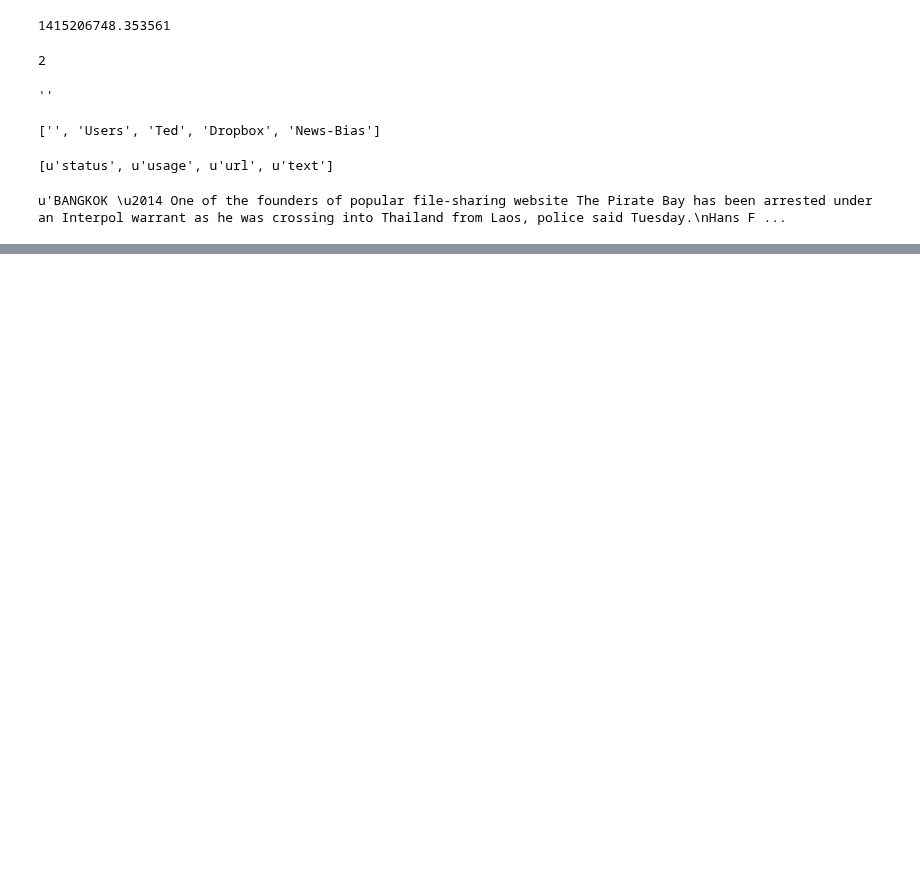
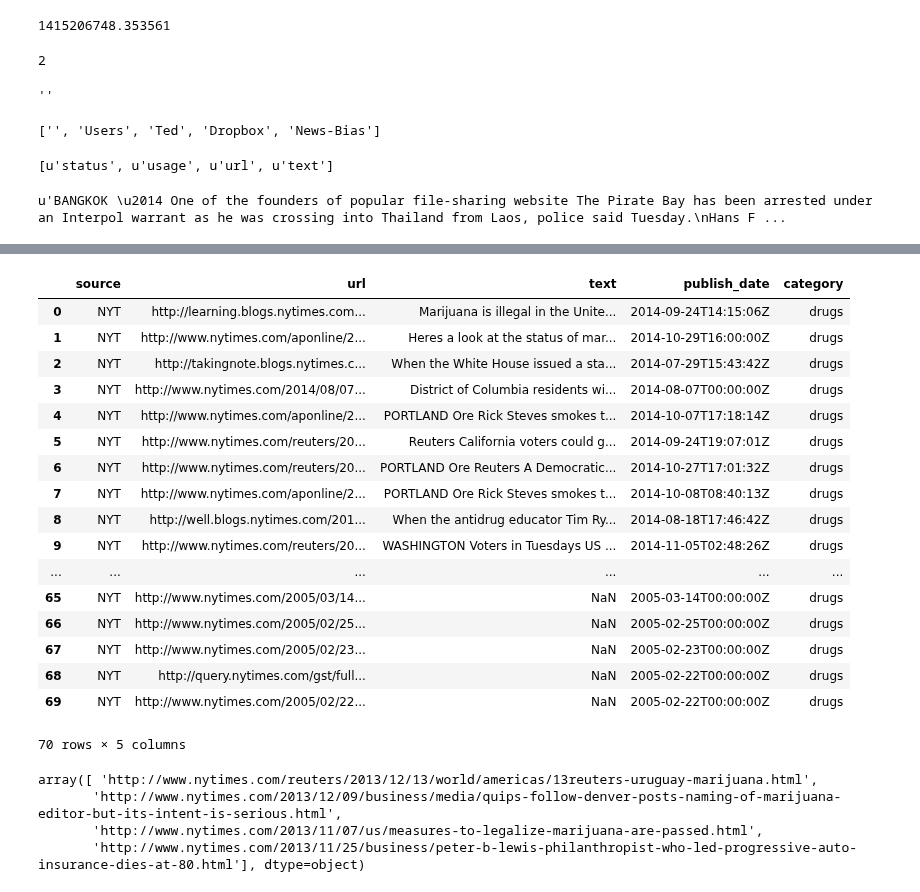
Before and after one commit to tdpetrou/News-Event-Classification, a Jupyter notebook: Exploratory notebook.ipynb, the cells around one changed output, grey strips where cells are left out. Saved outputs shown, nothing was run; the diff lists cells and outputs as text; code cells hidden in the pictures; blank space fills up the shorter version.

```diff
--- a/Exploratory notebook.ipynb
+++ b/Exploratory notebook.ipynb
@@ -640,0 +823,2 @@ cnn = cnn.reset_index(drop = True)
+# %%
+nyt = pd.read_csv('data/nyt_data.csv')
@@ -640,0 +829,28 @@ cnn = cnn.reset_index(drop = True)
+# %%
+nyt
+# %% [output]
+|  | source | url | text | publish_date | category |
+| 0 | NYT | http://learning.blogs.nytimes.com... | Marijuana is illegal in the Unite... | 2014-09-24T14:15:06Z | drugs |
+| 1 | NYT | http://www.nytimes.com/aponline/2... | Heres a look at the status of mar... | 2014-10-29T16:00:00Z | drugs |
+| 2 | NYT | http://takingnote.blogs.nytimes.c... | When the White House issued a sta... | 2014-07-29T15:43:42Z | drugs |
+| 3 | NYT | http://www.nytimes.com/2014/08/07... | District of Columbia residents wi... | 2014-08-07T00:00:00Z | drugs |
+| 4 | NYT | http://www.nytimes.com/aponline/2... | PORTLAND Ore Rick Steves smokes t... | 2014-10-07T17:18:14Z | drugs |
+| 5 | NYT | http://www.nytimes.com/reuters/20... | Reuters California voters could g... | 2014-09-24T19:07:01Z | drugs |
+| 6 | NYT | http://www.nytimes.com/reuters/20... | PORTLAND Ore Reuters A Democratic... | 2014-10-27T17:01:32Z | drugs |
+| 7 | NYT | http://www.nytimes.com/aponline/2... | PORTLAND Ore Rick Steves smokes t... | 2014-10-08T08:40:13Z | drugs |
+| 8 | NYT | http://well.blogs.nytimes.com/201... | When the antidrug educator Tim Ry... | 2014-08-18T17:46:42Z | drugs |
+| 9 | NYT | http://www.nytimes.com/reuters/20... | WASHINGTON Voters in Tuesdays US ... | 2014-11-05T02:48:26Z | drugs |
+| ... | ... | ... | ... | ... | ... |
+| 65 | NYT | http://www.nytimes.com/2005/03/14... | NaN | 2005-03-14T00:00:00Z | drugs |
+| 66 | NYT | http://www.nytimes.com/2005/02/25... | NaN | 2005-02-25T00:00:00Z | drugs |
+| 67 | NYT | http://www.nytimes.com/2005/02/23... | NaN | 2005-02-23T00:00:00Z | drugs |
+| 68 | NYT | http://query.nytimes.com/gst/full... | NaN | 2005-02-22T00:00:00Z | drugs |
+| 69 | NYT | http://www.nytimes.com/2005/02/22... | NaN | 2005-02-22T00:00:00Z | drugs |
+70 rows × 5 columns
+# %%
+nyt.ix[22:25,:]['url'].values
+# %% [output]
+array([ 'http://www.nytimes.com/reuters/2013/12/13/world/americas/13reuters-uruguay-marijuana.html',
+       'http://www.nytimes.com/2013/12/09/business/media/quips-follow-denver-posts-naming-of-marijuana-editor-but-its-intent-is-serious.html',
+       'http://www.nytimes.com/2013/11/07/us/measures-to-legalize-marijuana-are-passed.html',
+       'http://www.nytimes.com/2013/11/25/business/peter-b-lewis-philanthropist-who-led-progressive-auto-insurance-dies-at-80.html'], dtype=object)
```
Also changed, not shown: parts of 26 cells of this notebook, 9 other files.
